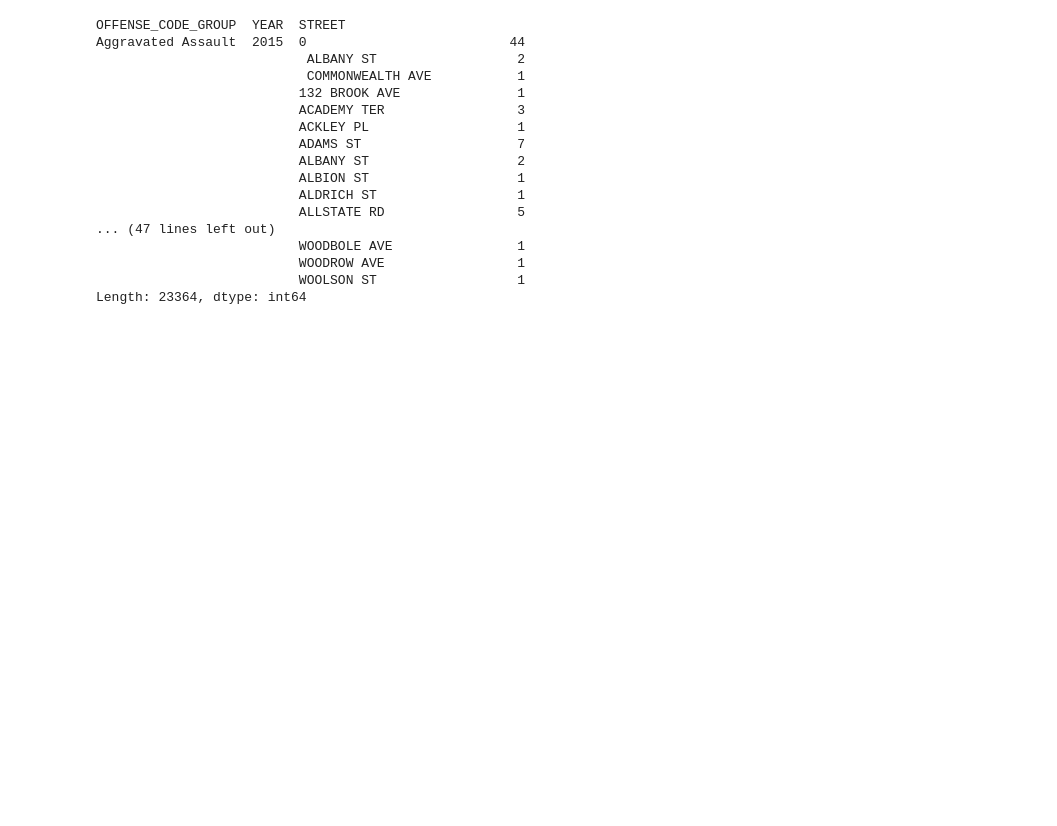
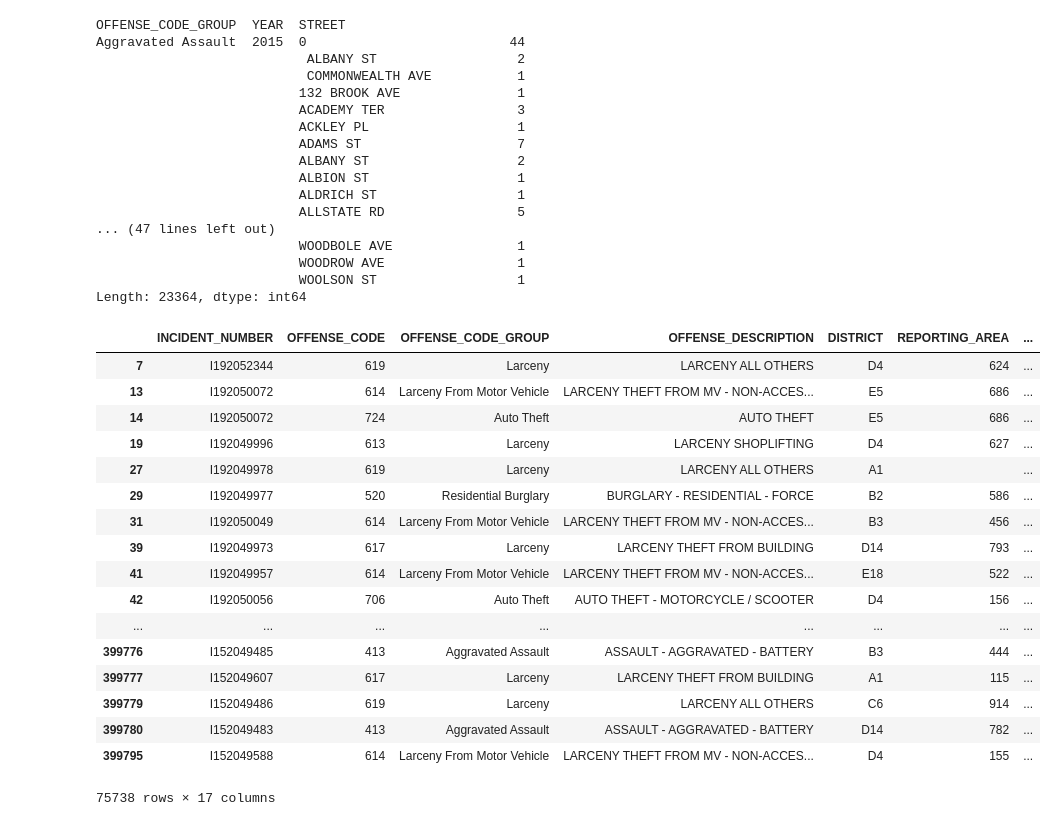
Before and after one commit to mitresh95/ImpactOfCrimeOnHousing, a Jupyter notebook: Project.ipynb, the cells around one changed output. Saved outputs shown, nothing was run; the diff lists cells and outputs as text; code cells hidden in the pictures; blank space fills up the shorter version.

```diff
--- a/Project.ipynb
+++ b/Project.ipynb
@@ -122,0 +128,21 @@ Length: 23364, dtype: int64
+# %%
+part_one_crime
+# %% [output]
+|  | INCIDENT_NUMBER | OFFENSE_CODE | OFFENSE_CODE_GROUP | OFFENSE_DESCRIPTION | DISTRICT | REPORTING_AREA | ... |
+| 7 | I192052344 | 619 | Larceny | LARCENY ALL OTHERS | D4 | 624 | ... |
+| 13 | I192050072 | 614 | Larceny From Motor Vehicle | LARCENY THEFT FROM MV - NON-ACCES... | E5 | 686 | ... |
+| 14 | I192050072 | 724 | Auto Theft | AUTO THEFT | E5 | 686 | ... |
+| 19 | I192049996 | 613 | Larceny | LARCENY SHOPLIFTING | D4 | 627 | ... |
+| 27 | I192049978 | 619 | Larceny | LARCENY ALL OTHERS | A1 |  | ... |
+| 29 | I192049977 | 520 | Residential Burglary | BURGLARY - RESIDENTIAL - FORCE | B2 | 586 | ... |
+| 31 | I192050049 | 614 | Larceny From Motor Vehicle | LARCENY THEFT FROM MV - NON-ACCES... | B3 | 456 | ... |
+| 39 | I192049973 | 617 | Larceny | LARCENY THEFT FROM BUILDING | D14 | 793 | ... |
+| 41 | I192049957 | 614 | Larceny From Motor Vehicle | LARCENY THEFT FROM MV - NON-ACCES... | E18 | 522 | ... |
+| 42 | I192050056 | 706 | Auto Theft | AUTO THEFT - MOTORCYCLE / SCOOTER | D4 | 156 | ... |
+| ... | ... | ... | ... | ... | ... | ... | ... |
+| 399776 | I152049485 | 413 | Aggravated Assault | ASSAULT - AGGRAVATED - BATTERY | B3 | 444 | ... |
+| 399777 | I152049607 | 617 | Larceny | LARCENY THEFT FROM BUILDING | A1 | 115 | ... |
+| 399779 | I152049486 | 619 | Larceny | LARCENY ALL OTHERS | C6 | 914 | ... |
+| 399780 | I152049483 | 413 | Aggravated Assault | ASSAULT - AGGRAVATED - BATTERY | D14 | 782 | ... |
+| 399795 | I152049588 | 614 | Larceny From Motor Vehicle | LARCENY THEFT FROM MV - NON-ACCES... | D4 | 155 | ... |
+75738 rows × 17 columns
```
Also changed, not shown: parts of 3 cells of this notebook.
